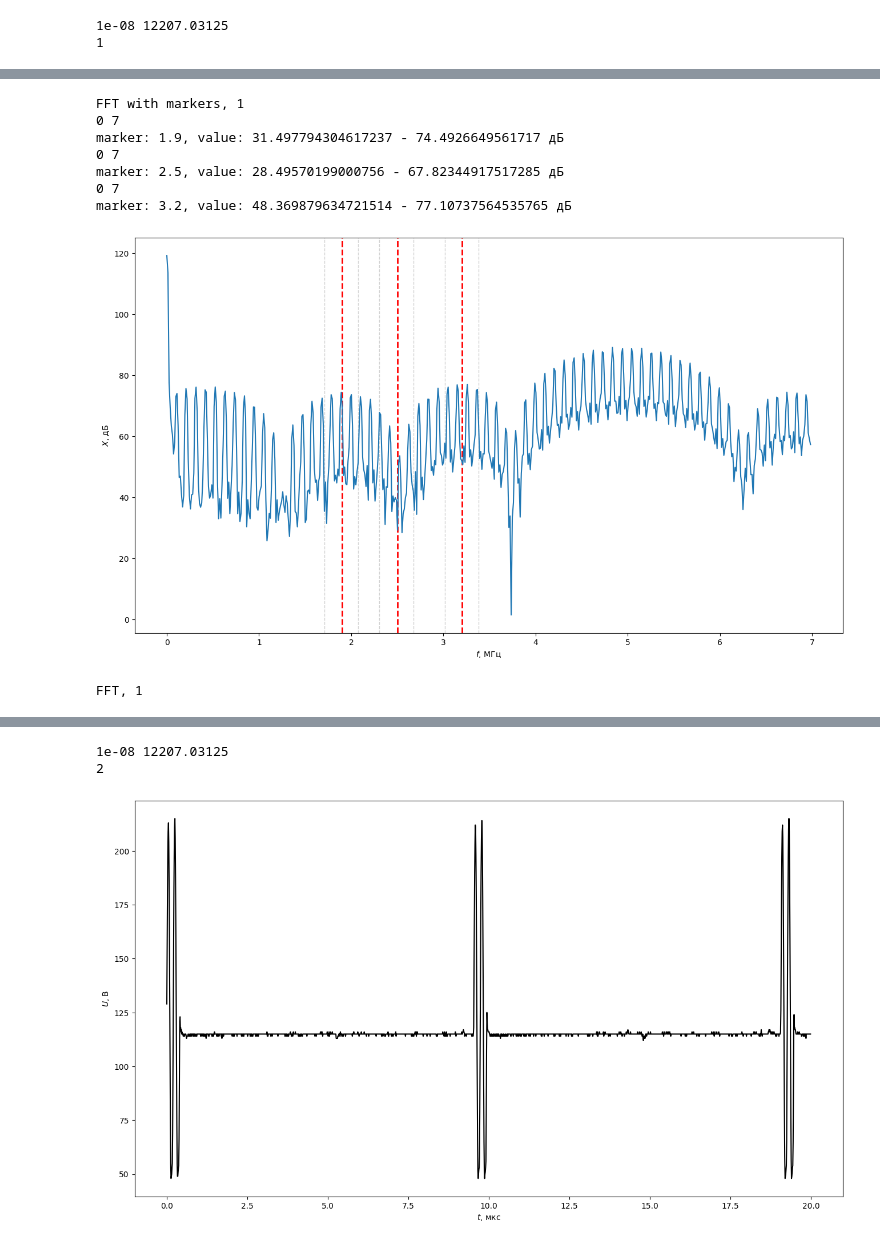
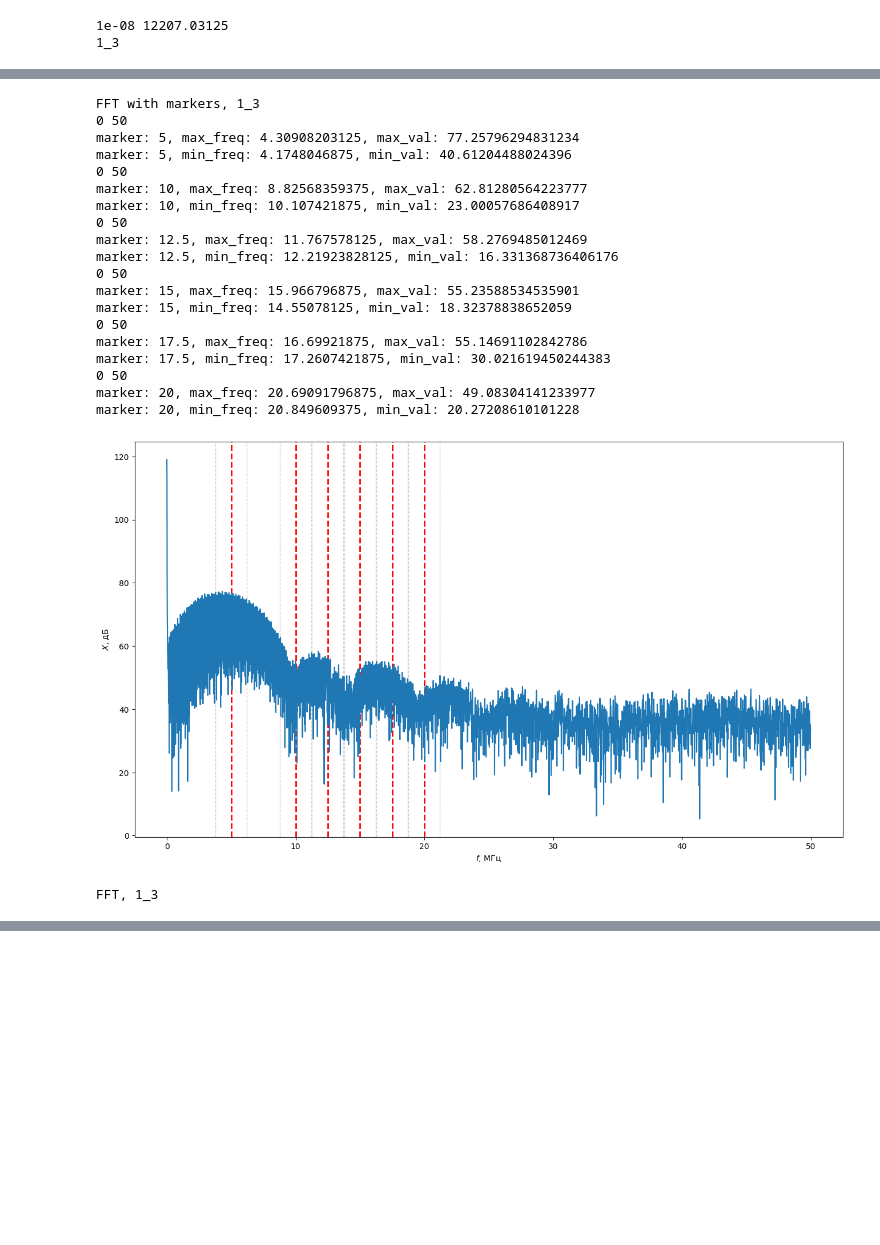
Before and after one commit to vlad-cool/RadioPhysicsLabs, a Jupyter notebook: Lab4_task.ipynb, the cells around one changed output, grey strips where cells are left out. Drawn from its saved outputs; the diff is of its cells as text; code cells hidden in the pictures; blank space fills up the shorter version.

```diff
--- a/Lab4_task.ipynb
+++ b/Lab4_task.ipynb
@@ -97,8 +97,12 @@ def plot_osc_spec(name, lines, N, FFT_N, CLIP_FFT_N, markers=[], crop_markers_le
 
             print(crop_markers_left, crop_markers_right)
 
+            interval = X_db[i - delta_i : i + delta_i]
+
             # print(delta_f, marker, i)
-            print(f"marker: {marker}, value: {np.min(X_db[i - delta_i : i + delta_i])} - {np.max(X_db[i - delta_i : i + delta_i])} дБ")
+            print(f"marker: {marker}, max_freq: {(np.argmax(interval) + i - delta_i) * delta_f / 1e6}, max_val: {np.max(interval)}")
+            print(f"marker: {marker}, min_freq: {(np.argmin(interval) + i - delta_i) * delta_f / 1e6}, min_val: {np.min(interval)}")
+            # print(f"marker: {marker}, value: {np.min(X_db[i - delta_i : i + delta_i])} - {np.max(X_db[i - delta_i : i + delta_i])} дБ")
             plt.axvline(x=marker, color='red', linestyle='--', linewidth=2)
             plt.axvline(x=(i - delta_i) * delta_f / 1e6, color='lightgray', linestyle='--', linewidth=1)
             plt.axvline(x=(i + delta_i) * delta_f / 1e6, color='lightgray', linestyle='--', linewidth=1)
@@ -130,17 +134,17 @@ for filename in os.listdir(DIRECTORY):
         settings = parse_oscilloscope_data(lines[:5])
         # plot_osc_spec(lines, 8000, 8192)
 # %%
-with open("Lab4_data/1_1.txt", "r") as f:
-    markers = [1.9, 2.5, 3.2]
-    plot_osc_spec("1", f.readlines(), 2000, 8192, 4096, markers, crop_markers_left=0, crop_markers_right=7)
+# with open("Lab4_data/1_1.txt", "r") as f:
+#     markers = [2 / 3, 4 / 3, 2, 8 / 3, 10 / 3, 4]
+#     plot_osc_spec("1_1", f.readlines(), 2000, 8192, 4096, markers, crop_markers_left=0, crop_markers_right=10, delta_i=50)
 
-with open("Lab4_data/1_2.txt", "r") as f:
-    markers = [1.9, 2.5, 3.2]
-    plot_osc_spec("2", f.readlines(), 2000, 8192, 4096, markers, crop_markers_left=0, crop_markers_right=7)
+# with open("Lab4_data/1_2.txt", "r") as f:
+#     markers = [1.5, 3, 5, 7.5, 8, 12.5]
+#     plot_osc_spec("1_2", f.readlines(), 2000, 8192, 4096, markers, crop_markers_left=0, crop_markers_right=30, delta_i=50)
 
 with open("Lab4_data/1_3.txt", "r") as f:
-    markers = [1.9, 2.5, 3.2]
-    plot_osc_spec("3", f.readlines(), 2000, 8192, 4096, markers, crop_markers_left=0, crop_markers_right=7)
+    markers = [5, 10, 12.5, 15, 17.5, 20]
+    plot_osc_spec("1_3", f.readlines(), 2000, 8192, 4096, markers, crop_markers_left=0, crop_markers_right=50, delta_i=100)
 # %% [output]
 1e-08 12207.03125
-1
+1_3
@@ -148,9 +152,21 @@ with open("Lab4_data/1_3.txt", "r") as f:
-FFT with markers, 1
-0 7
-marker: 1.9, value: 31.497794304617237 - 74.4926649561717 дБ
-0 7
-marker: 2.5, value: 28.49570199000756 - 67.82344917517285 дБ
-0 7
-marker: 3.2, value: 48.369879634721514 - 77.10737564535765 дБ
+FFT with markers, 1_3
+0 50
+marker: 5, max_freq: 4.30908203125, max_val: 77.25796294831234
+marker: 5, min_freq: 4.1748046875, min_val: 40.61204488024396
+0 50
+marker: 10, max_freq: 8.82568359375, max_val: 62.81280564223777
+marker: 10, min_freq: 10.107421875, min_val: 23.00057686408917
+0 50
+marker: 12.5, max_freq: 11.767578125, max_val: 58.2769485012469
+marker: 12.5, min_freq: 12.21923828125, min_val: 16.331368736406176
+0 50
+marker: 15, max_freq: 15.966796875, max_val: 55.23588534535901
+marker: 15, min_freq: 14.55078125, min_val: 18.32378838652059
+0 50
+marker: 17.5, max_freq: 16.69921875, max_val: 55.14691102842786
+marker: 17.5, min_freq: 17.2607421875, min_val: 30.021619450244383
+0 50
+marker: 20, max_freq: 20.69091796875, max_val: 49.08304141233977
+marker: 20, min_freq: 20.849609375, min_val: 20.27208610101228
-[figure, old version]
+[figure, new version]
-FFT, 1
+FFT, 1_3
@@ -158,3 +173,0 @@ FFT, 1
-1e-08 12207.03125
-2
-[figure, removed]
```
Also changed, not shown: parts of 5 cells of this notebook.
